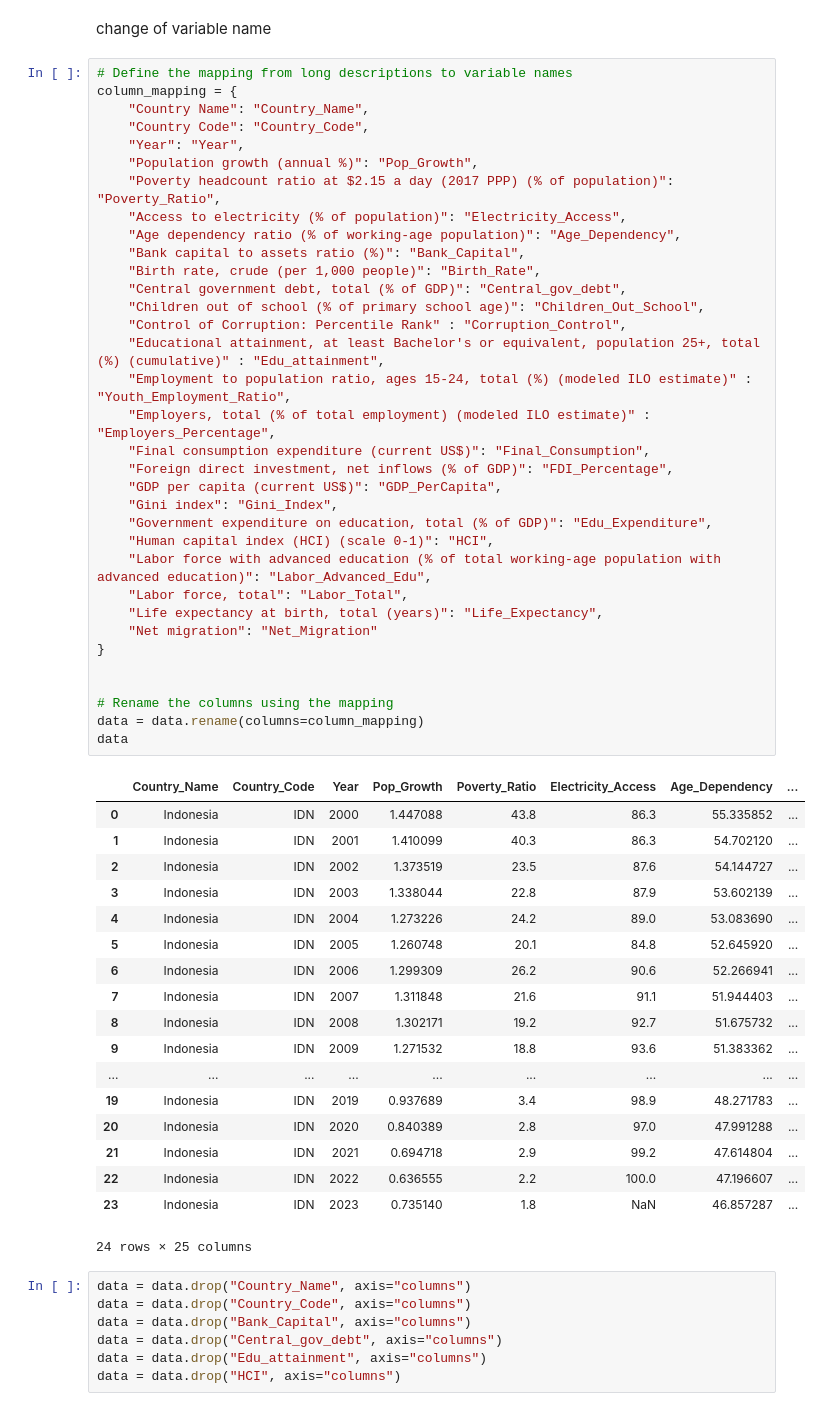
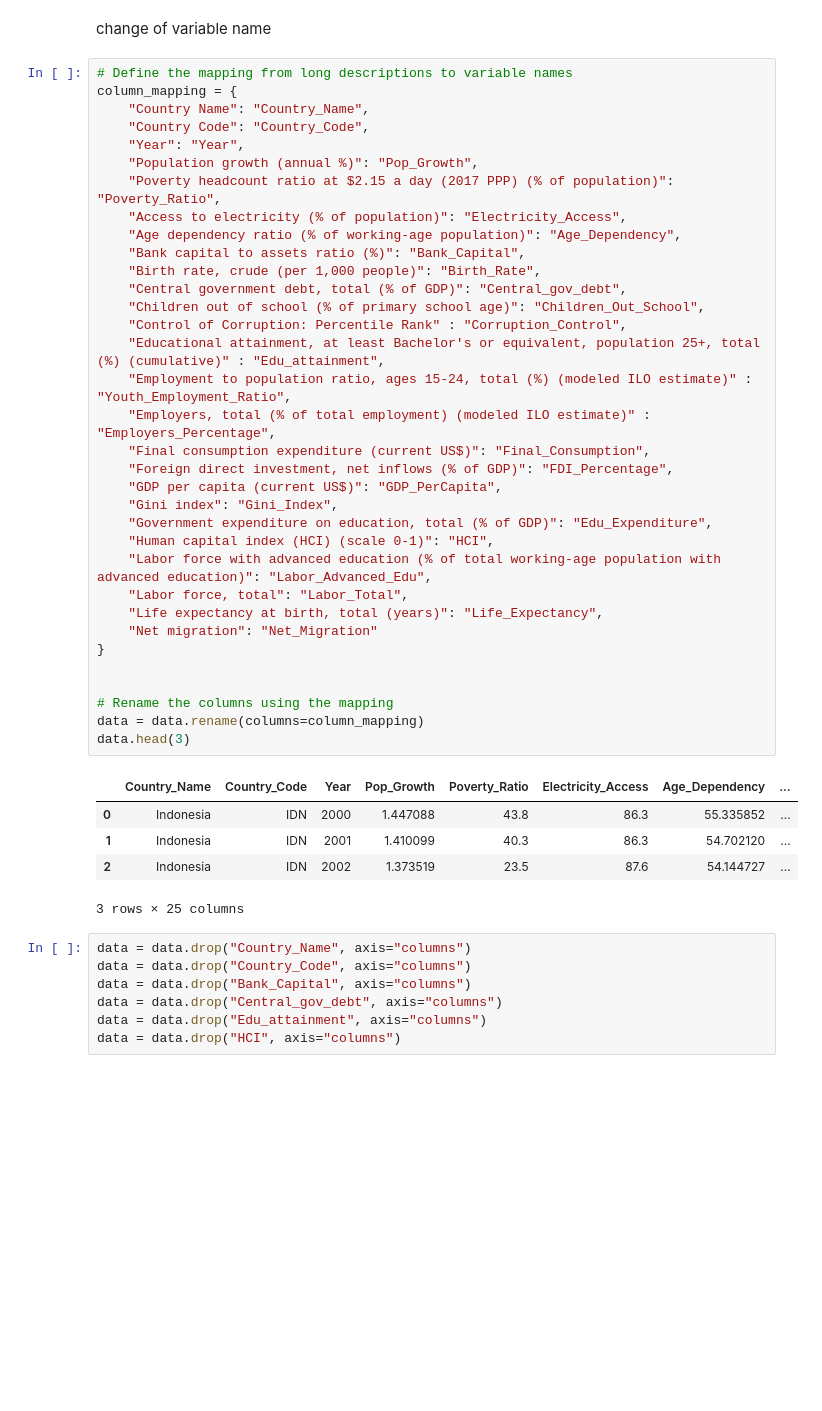
Before and after one commit to Najmaakmalina/Ekonometrika, a Jupyter notebook: Ekonomterika fix.ipynb, the cells around one changed output. Saved outputs shown, nothing was run; the diff lists cells and outputs as text; blank space fills up the shorter version.

```diff
--- a/Ekonomterika fix.ipynb
+++ b/Ekonomterika fix.ipynb
@@ -63,48 +63,35 @@ column_mapping = {
     "Access to electricity (% of population)": "Electricity_Access",
     "Age dependency ratio (% of working-age population)": "Age_Dependency",
     "Bank capital to assets ratio (%)": "Bank_Capital",
     "Birth rate, crude (per 1,000 people)": "Birth_Rate",
     "Central government debt, total (% of GDP)": "Central_gov_debt",
     "Children out of school (% of primary school age)": "Children_Out_School",
     "Control of Corruption: Percentile Rank" : "Corruption_Control",
     "Educational attainment, at least Bachelor's or equivalent, population 25+, total (%) (cumulative)" : "Edu_attainment",
     "Employment to population ratio, ages 15-24, total (%) (modeled ILO estimate)" : "Youth_Employment_Ratio",
     "Employers, total (% of total employment) (modeled ILO estimate)" : "Employers_Percentage",
     "Final consumption expenditure (current US$)": "Final_Consumption",
     "Foreign direct investment, net inflows (% of GDP)": "FDI_Percentage",
     "GDP per capita (current US$)": "GDP_PerCapita",
     "Gini index": "Gini_Index",
     "Government expenditure on education, total (% of GDP)": "Edu_Expenditure",
     "Human capital index (HCI) (scale 0-1)": "HCI",
     "Labor force with advanced education (% of total working-age population with advanced education)": "Labor_Advanced_Edu",
     "Labor force, total": "Labor_Total",
     "Life expectancy at birth, total (years)": "Life_Expectancy",
     "Net migration": "Net_Migration"
 }
 
 
 # Rename the columns using the mapping
 data = data.rename(columns=column_mapping)
-data
+data.head(3)
 # %% [output]
 |  | Country_Name | Country_Code | Year | Pop_Growth | Poverty_Ratio | Electricity_Access | Age_Dependency | ... |
 | 0 | Indonesia | IDN | 2000 | 1.447088 | 43.8 | 86.3 | 55.335852 | ... |
 | 1 | Indonesia | IDN | 2001 | 1.410099 | 40.3 | 86.3 | 54.702120 | ... |
 | 2 | Indonesia | IDN | 2002 | 1.373519 | 23.5 | 87.6 | 54.144727 | ... |
-| 3 | Indonesia | IDN | 2003 | 1.338044 | 22.8 | 87.9 | 53.602139 | ... |
-| 4 | Indonesia | IDN | 2004 | 1.273226 | 24.2 | 89.0 | 53.083690 | ... |
-| 5 | Indonesia | IDN | 2005 | 1.260748 | 20.1 | 84.8 | 52.645920 | ... |
-| 6 | Indonesia | IDN | 2006 | 1.299309 | 26.2 | 90.6 | 52.266941 | ... |
-| 7 | Indonesia | IDN | 2007 | 1.311848 | 21.6 | 91.1 | 51.944403 | ... |
-| 8 | Indonesia | IDN | 2008 | 1.302171 | 19.2 | 92.7 | 51.675732 | ... |
-| 9 | Indonesia | IDN | 2009 | 1.271532 | 18.8 | 93.6 | 51.383362 | ... |
-| ... | ... | ... | ... | ... | ... | ... | ... | ... |
-| 19 | Indonesia | IDN | 2019 | 0.937689 | 3.4 | 98.9 | 48.271783 | ... |
-| 20 | Indonesia | IDN | 2020 | 0.840389 | 2.8 | 97.0 | 47.991288 | ... |
-| 21 | Indonesia | IDN | 2021 | 0.694718 | 2.9 | 99.2 | 47.614804 | ... |
-| 22 | Indonesia | IDN | 2022 | 0.636555 | 2.2 | 100.0 | 47.196607 | ... |
-| 23 | Indonesia | IDN | 2023 | 0.735140 | 1.8 | NaN | 46.857287 | ... |
-24 rows × 25 columns
+3 rows × 25 columns
 # %%
 data = data.drop("Country_Name", axis="columns")
 data = data.drop("Country_Code", axis="columns")
```
Also changed, not shown: parts of 11 cells of this notebook.
